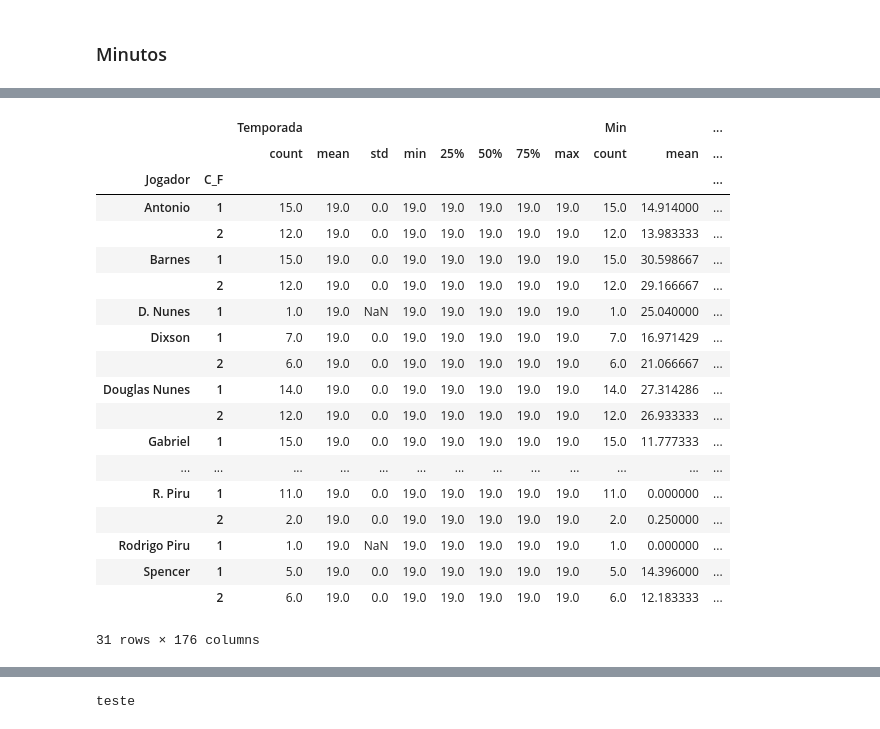
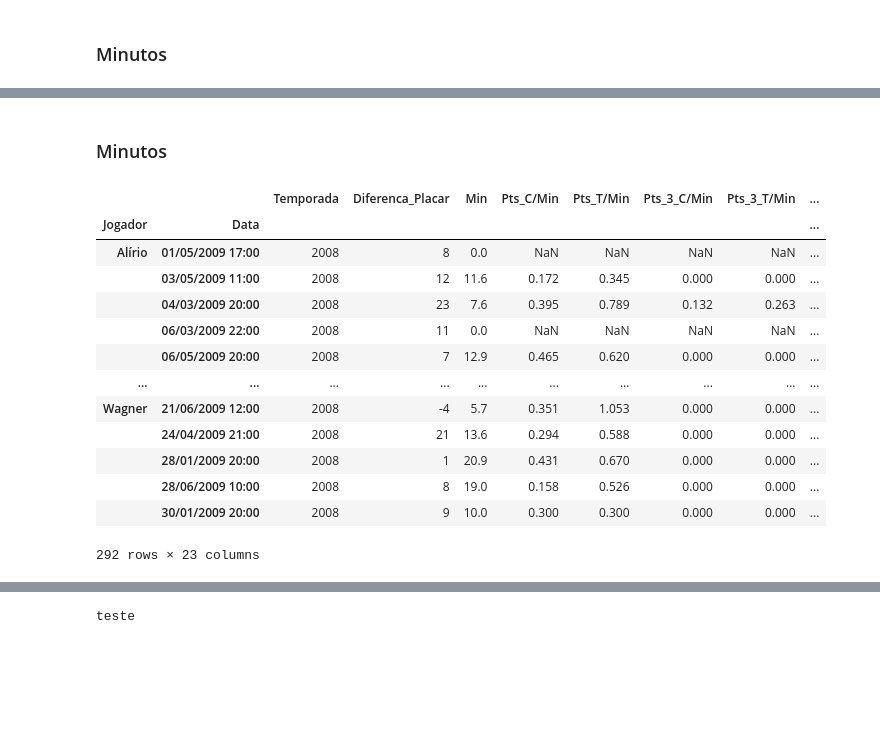
Before and after one commit to Rafael-Prochnow/Analise-descritiva-para-um-time, a Jupyter notebook: Analise descritiva para um time .ipynb, the cells around one changed output, grey strips where cells are left out. Cells and saved outputs as stored; diff of their text form; code cells hidden in the pictures; blank space fills up the shorter version.

```diff
--- a/Analise descritiva para um time .ipynb
+++ b/Analise descritiva para um time .ipynb
@@ -6,4 +47,4 @@ import numpy as np
 # %%
-df = pd.read_csv("Tabela_geral_2019_nova.csv")
+df = pd.read_csv("Total_de_Tabela_2008.csv")
 # %%
 df.drop('Unnamed: 0', axis = 1, inplace=True)
@@ -10,11 +83,5 @@ df.drop('Unnamed: 0', axis = 1, inplace=True)
 # %% [markdown]
 # Análise Tradicional
-# %%
-df['Ar_Pts_C'] = df['Pts_3_C'] + df['Pts_2_C']
-df['Ar_Pts_T'] = df['Pts_3_T'] + df['Pts_2_T']
-df['posse_de_bola'] = df['Ar_Pts_T'] - df['RO'] + df['ER'] + (0.4 * df['LL_Pts_T'])
-df['Min'] = df['Min'].str.replace(':', '.')
-df['Min'] = df.Min.astype(float)
 # %%
 df.head()
 # %% [output]
@@ -116,12 +182,17 @@ minutos = pd.DataFrame()
 # %%
 minutos['Temporada'] = df['Temporada']  # temporada
 minutos['Time'] = df['Time']  # time
-minutos['Adv'] = df['Adv']  # adversário
-minutos['C_F'] = df['C_F']  # casa/fora
+minutos['Oponente'] = df['Oponente']  # Oponente
+minutos['Data'] = df['Data']  # Data
+minutos['Semana'] = df['Semana']  # Semana
+minutos['Classificatoria/Playoffs'] = df['Classificatoria/Playoffs']  # Classificatoria/Playoffs
+minutos['Casa/Fora'] = df['Casa/Fora']  # casa/fora
+minutos['Vitoria/Derrota'] = df['Vitoria/Derrota']  # Vitoria/Derrota
+minutos['Diferenca_Placar'] = df['Diferenca_Placar']
 minutos['Jogador'] = df['Jogador']  # Jogadores
 minutos['Min'] = df['Min']  # minutos
 indicadores = ['Pts_C', 'Pts_T', 'Pts_3_C', 'Pts_3_T', 'Pts_2_C', 'Pts_2_T',
-       'LL_Pts_C', 'LL_Pts_T', 'RO', 'RD', 'RT', 'AS', 'BR', 'TO', 'FC', 'FR',
+       'LL_C', 'LL_T', 'RO', 'RD', 'RT', 'AS', 'BR', 'TO', 'FC', 'FR',
        'ER', 'EN', 'Ar_Pts_C', 'Ar_Pts_T']
 # %%
 for x in indicadores:
@@ -537,7 +839,7 @@ analise_jogadores.groupby('Jogador').mean()
 # %% [markdown]
 ### Análise Minutos dos Jogadores
 # %%
-minutos_jogadores = minutos[(minutos['Jogador'] != 'Equipe') & (minutos['Time'] == 'UNIFACISA') & (minutos['Jogador'] != 'Ações coletivas')]
+minutos_jogadores = minutos[(minutos['Jogador'] != 'Equipe') & (minutos['Time'] == 'Flamengo') & (minutos['Jogador'] != 'Ações coletivas')]
 # %%
 minutos_jogadores.head()
 # %% [output]
@@ -630,23 +1138,19 @@ analise_jogadores.groupby(['Jogador', 'C_F']).describe()
+# %% [markdown]
+### Minutos
 # %%
-minutos_jogadores.groupby(['Jogador', 'C_F']).describe()
+minutos_jogadores.groupby(['Jogador', 'Data']).mean()
 # %% [output]
-|  |  | Temporada |  |  |  |  |  |  |  | Min |  | ... |
-|  |  | count | mean | std | min | 25% | 50% | 75% | max | count | mean | ... |
-| Jogador | C_F |  |  |  |  |  |  |  |  |  |  | ... |
-| Antonio | 1 | 15.0 | 19.0 | 0.0 | 19.0 | 19.0 | 19.0 | 19.0 | 19.0 | 15.0 | 14.914000 | ... |
-|  | 2 | 12.0 | 19.0 | 0.0 | 19.0 | 19.0 | 19.0 | 19.0 | 19.0 | 12.0 | 13.983333 | ... |
-| Barnes | 1 | 15.0 | 19.0 | 0.0 | 19.0 | 19.0 | 19.0 | 19.0 | 19.0 | 15.0 | 30.598667 | ... |
-|  | 2 | 12.0 | 19.0 | 0.0 | 19.0 | 19.0 | 19.0 | 19.0 | 19.0 | 12.0 | 29.166667 | ... |
-| D. Nunes | 1 | 1.0 | 19.0 | NaN | 19.0 | 19.0 | 19.0 | 19.0 | 19.0 | 1.0 | 25.040000 | ... |
-| Dixson | 1 | 7.0 | 19.0 | 0.0 | 19.0 | 19.0 | 19.0 | 19.0 | 19.0 | 7.0 | 16.971429 | ... |
-|  | 2 | 6.0 | 19.0 | 0.0 | 19.0 | 19.0 | 19.0 | 19.0 | 19.0 | 6.0 | 21.066667 | ... |
-| Douglas Nunes | 1 | 14.0 | 19.0 | 0.0 | 19.0 | 19.0 | 19.0 | 19.0 | 19.0 | 14.0 | 27.314286 | ... |
-|  | 2 | 12.0 | 19.0 | 0.0 | 19.0 | 19.0 | 19.0 | 19.0 | 19.0 | 12.0 | 26.933333 | ... |
-| Gabriel | 1 | 15.0 | 19.0 | 0.0 | 19.0 | 19.0 | 19.0 | 19.0 | 19.0 | 15.0 | 11.777333 | ... |
-| ... | ... | ... | ... | ... | ... | ... | ... | ... | ... | ... | ... | ... |
-| R. Piru | 1 | 11.0 | 19.0 | 0.0 | 19.0 | 19.0 | 19.0 | 19.0 | 19.0 | 11.0 | 0.000000 | ... |
-|  | 2 | 2.0 | 19.0 | 0.0 | 19.0 | 19.0 | 19.0 | 19.0 | 19.0 | 2.0 | 0.250000 | ... |
-| Rodrigo Piru | 1 | 1.0 | 19.0 | NaN | 19.0 | 19.0 | 19.0 | 19.0 | 19.0 | 1.0 | 0.000000 | ... |
-| Spencer | 1 | 5.0 | 19.0 | 0.0 | 19.0 | 19.0 | 19.0 | 19.0 | 19.0 | 5.0 | 14.396000 | ... |
-|  | 2 | 6.0 | 19.0 | 0.0 | 19.0 | 19.0 | 19.0 | 19.0 | 19.0 | 6.0 | 12.183333 | ... |
+|  |  | Temporada | Diferenca_Placar | Min | Pts_C/Min | Pts_T/Min | Pts_3_C/Min | Pts_3_T/Min | ... |
+| Jogador | Data |  |  |  |  |  |  |  | ... |
+| Alírio | 01/05/2009 17:00 | 2008 | 8 | 0.0 | NaN | NaN | NaN | NaN | ... |
+|  | 03/05/2009 11:00 | 2008 | 12 | 11.6 | 0.172 | 0.345 | 0.000 | 0.000 | ... |
+|  | 04/03/2009 20:00 | 2008 | 23 | 7.6 | 0.395 | 0.789 | 0.132 | 0.263 | ... |
+|  | 06/03/2009 22:00 | 2008 | 11 | 0.0 | NaN | NaN | NaN | NaN | ... |
+|  | 06/05/2009 20:00 | 2008 | 7 | 12.9 | 0.465 | 0.620 | 0.000 | 0.000 | ... |
+| ... | ... | ... | ... | ... | ... | ... | ... | ... | ... |
+| Wagner | 21/06/2009 12:00 | 2008 | -4 | 5.7 | 0.351 | 1.053 | 0.000 | 0.000 | ... |
+|  | 24/04/2009 21:00 | 2008 | 21 | 13.6 | 0.294 | 0.588 | 0.000 | 0.000 | ... |
+|  | 28/01/2009 20:00 | 2008 | 1 | 20.9 | 0.431 | 0.670 | 0.000 | 0.000 | ... |
+|  | 28/06/2009 10:00 | 2008 | 8 | 19.0 | 0.158 | 0.526 | 0.000 | 0.000 | ... |
+|  | 30/01/2009 20:00 | 2008 | 9 | 10.0 | 0.300 | 0.300 | 0.000 | 0.000 | ... |
-31 rows × 176 columns
+292 rows × 23 columns
```
Also changed, not shown: parts of 118 cells of this notebook, 2 other files.
